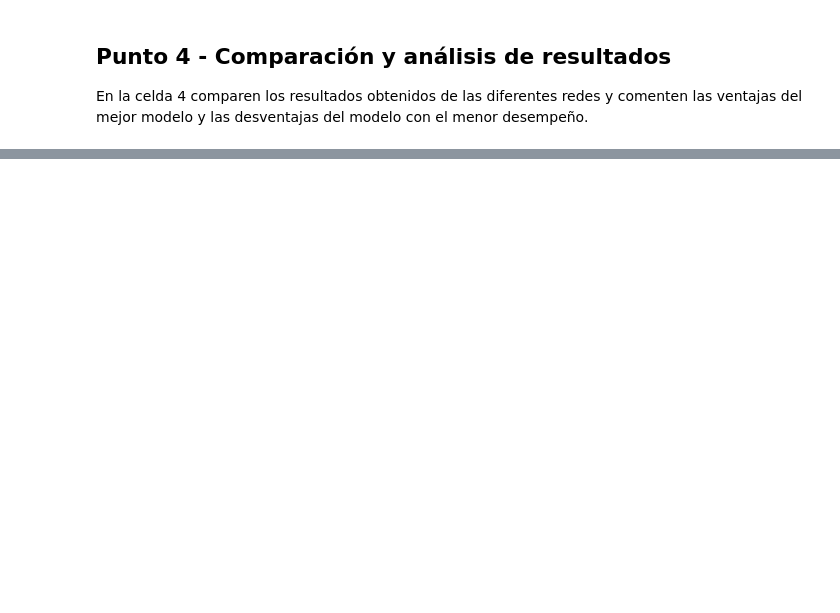
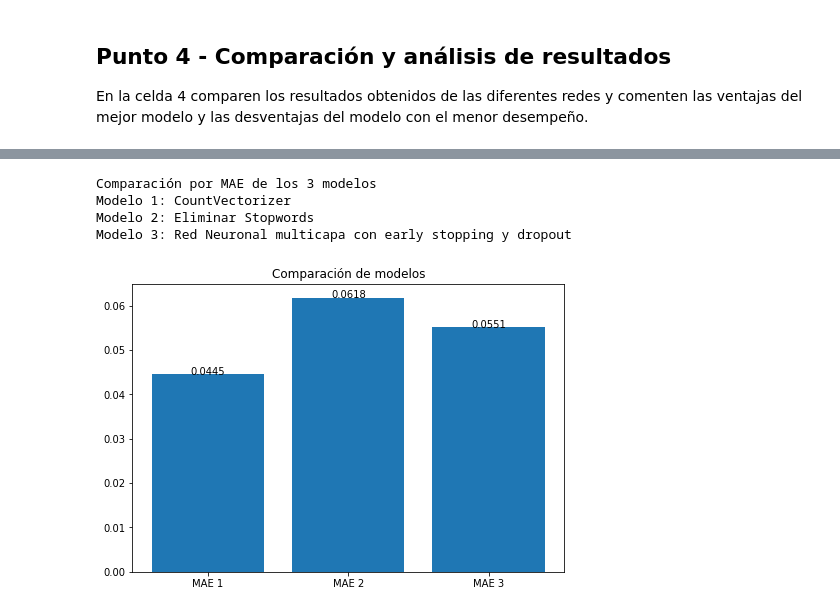
Before and after one commit to dsmunoz34/ML_NLP, a Jupyter notebook: Semana 6/S6TC1-Redes_Neuronales.ipynb, the cells around one changed output, grey strips where cells are left out. Drawn from its saved outputs; the diff is of its cells as text; code cells hidden in the pictures; blank space fills up the shorter version.

```diff
--- a/Semana 6/S6TC1-Redes_Neuronales.ipynb
+++ b/Semana 6/S6TC1-Redes_Neuronales.ipynb
@@ -174,0 +244,25 @@ En la celda 4 comparen los resultados obtenidos de las diferentes redes y coment
+# %%
+import matplotlib.pyplot as plt
+
+print('Comparación por MAE de los 3 modelos')
+print("Modelo 1: CountVectorizer \nModelo 2: Eliminar Stopwords \nModelo 3: Red Neuronal multicapa con early stopping y dropout")
+fig = plt.figure()
+ax = fig.add_axes([0,0,1,1])
+ax.set_title("Comparación de modelos")
+ejeX = ['MAE 1', 'MAE 2', 'MAE 3']
+ejeY = [round(mae_1, 4), round(mae_2, 4), round(mae_3, 4)]
+ax.bar(ejeX,ejeY)
+
+def addlabels(x,y,plotP):
+    for i in range(len(x)):
+        plotP.text(i,y[i],y[i],ha='center')
+
+addlabels(ejeX,ejeY,plt)
+
+plt.show()
+# %% [output]
+Comparación por MAE de los 3 modelos
+Modelo 1: CountVectorizer
+Modelo 2: Eliminar Stopwords
+Modelo 3: Red Neuronal multicapa con early stopping y dropout
+[figure, added]
```
Also changed, not shown: parts of 7 cells of this notebook.
